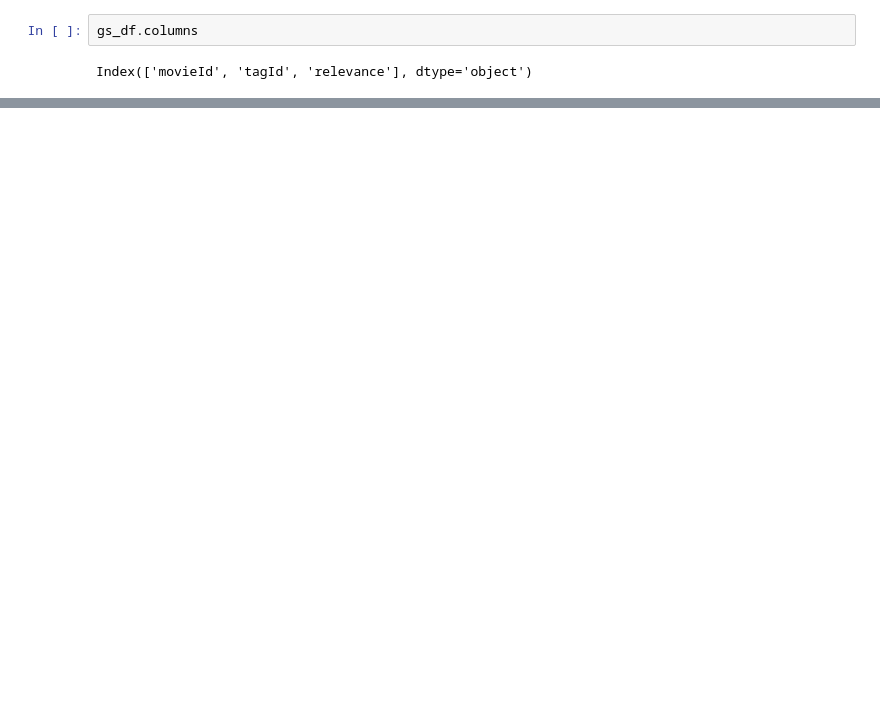
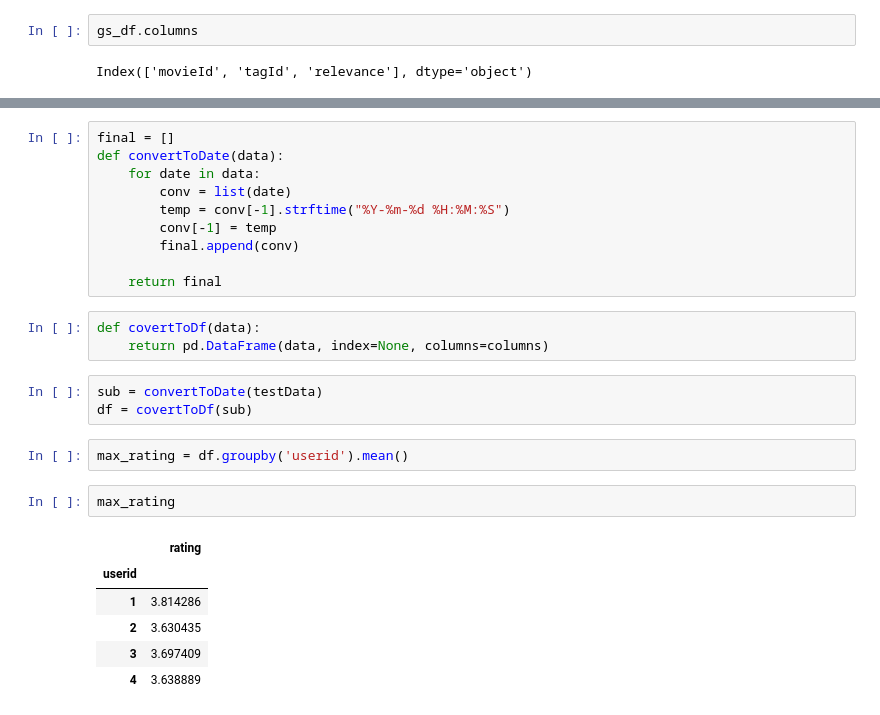
Before and after one commit to isaacayz/movie-recommender, a Jupyter notebook: notebooks/movieexaminer.ipynb, the cells around one changed output, grey strips where cells are left out. Drawn from its saved outputs; the diff is of its cells as text; blank space fills up the shorter version.

```diff
--- a/notebooks/movieexaminer.ipynb
+++ b/notebooks/movieexaminer.ipynb
@@ -139,0 +209,27 @@ Index(['movieId', 'tagId', 'relevance'], dtype='object')
+# %%
+final = []
+def convertToDate(data):
+    for date in data:
+        conv = list(date)
+        temp = conv[-1].strftime("%Y-%m-%d %H:%M:%S")
+        conv[-1] = temp
+        final.append(conv)
+
+    return final
+# %%
+def covertToDf(data):
+    return pd.DataFrame(data, index=None, columns=columns)
+# %%
+sub = convertToDate(testData)
+df = covertToDf(sub)
+# %%
+max_rating = df.groupby('userid').mean()
+# %%
+max_rating
+# %% [output]
+|  | rating |
+| userid |  |
+| 1 | 3.814286 |
+| 2 | 3.630435 |
+| 3 | 3.697409 |
+| 4 | 3.638889 |
```
Also changed, not shown: parts of 19 cells of this notebook, 5 other files.
